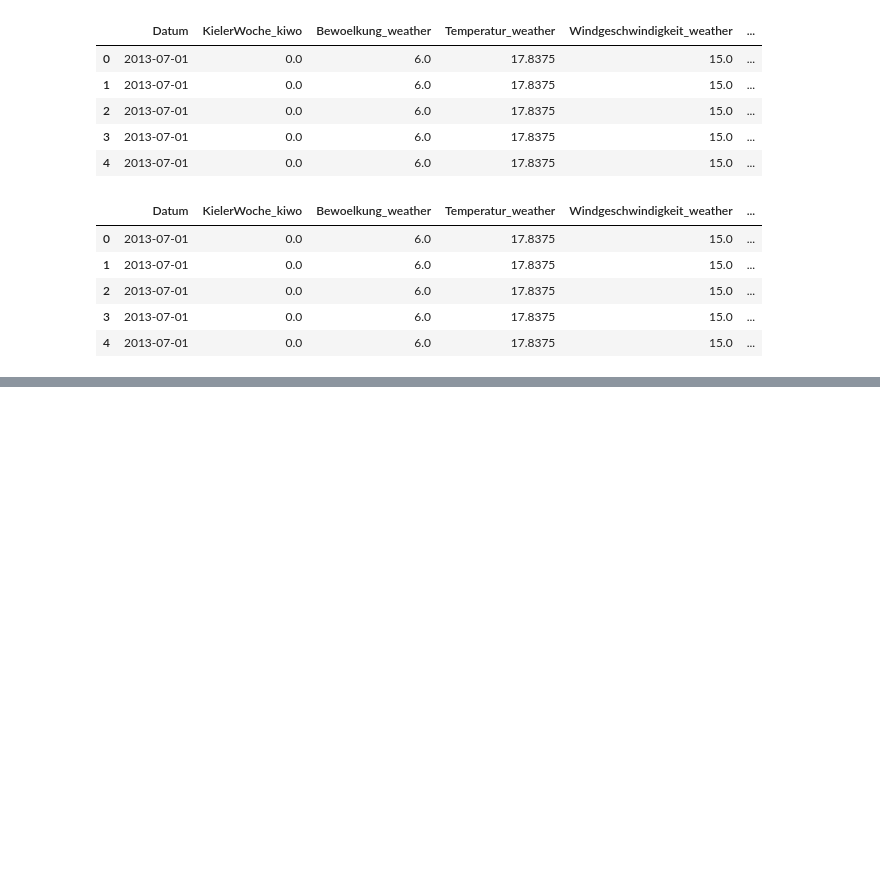
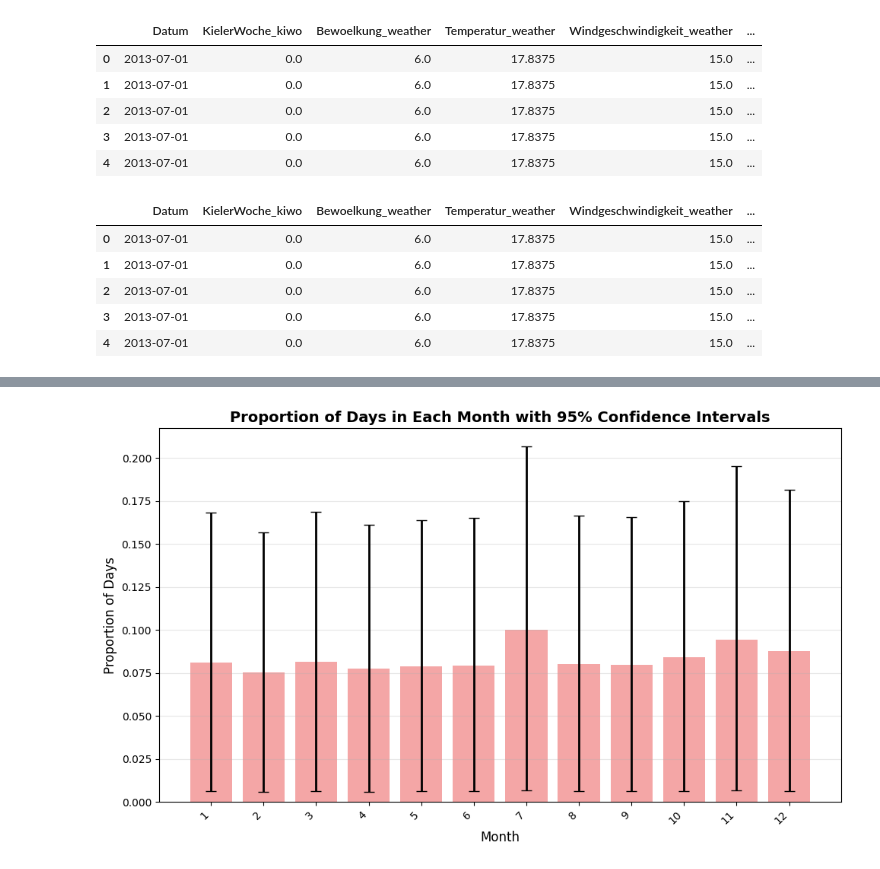
Before and after one commit to Awais16/bakery_sales_prediction, a Jupyter notebook: 1_DatasetCharacteristics/DataCharacter.ipynb, the cells around one changed output, grey strips where cells are left out. Cells and saved outputs as stored; diff of their text form; code cells hidden in the pictures; blank space fills up the shorter version.

```diff
--- a/1_DatasetCharacteristics/DataCharacter.ipynb
+++ b/1_DatasetCharacteristics/DataCharacter.ipynb
@@ -410,0 +486,21 @@ is_last_day_of_year           : Mean =       0.00, CI = [      0.00,       0.00]
+# %%
+import numpy as np
+from scipy.stats import norm
+
+# For binary variable
+n = len(df_train_clean_numeric)
+p = df_train_clean_numeric['is_last_day_of_year'].mean()
+se = np.sqrt(p * (1 - p) / n)
+z = norm.ppf(0.975)  # 95% CI
+ci_lower = p - z * se
+ci_upper = p + z * se
+print(f"Proportion: {p:.4f}, 95% CI: [{ci_lower:.4f}, {ci_upper:.4f}]")
+
+# For each month as a category
+month_counts = df_train_clean_numeric['month'].value_counts().sort_index()
+for month, count in month_counts.items():
+    p = count / n
+    se = np.sqrt(p * (1 - p) / n)
+    ci_lower = p - z * se
+    ci_upper = p + z * se
+    print(f"Month {month:2d}: Proportion = {p:.4f}, 95% CI = [{ci_lower:.4f}, {ci_upper:.4f}]")
@@ -410,0 +521,21 @@ is_last_day_of_year           : Mean =       0.00, CI = [      0.00,       0.00]
+# %%
+# plot above proportions with error bars
+import matplotlib.pyplot as plt
+months = month_counts.index
+proportions = month_counts / n
+se = np.sqrt(proportions * (1 - proportions) / n)
+z = norm.ppf(0.975)  # 95% CI
+ci_lower = proportions - z * se
+ci_upper = proportions + z * se
+fig, ax = plt.subplots(figsize=(10, 6))
+ax.bar(months, proportions, yerr=[ci_lower, ci_upper], capsize=5, alpha=0.7, color='lightcoral', error_kw={'elinewidth': 2, 'ecolor': 'black'})
+ax.set_xlabel('Month', fontsize=12)
+ax.set_ylabel('Proportion of Days', fontsize=12)
+ax.set_title('Proportion of Days in Each Month with 95% Confidence Intervals', fontsize=14, fontweight='bold')
+ax.set_xticks(months)
+ax.set_xticklabels(months, rotation=45, ha='right')
+ax.grid(axis='y', alpha=0.3)
+plt.tight_layout()
+plt.show()
+# %% [output]
+[figure, added]
```
Also changed, not shown: parts of 5 cells of this notebook, 2 other files.
